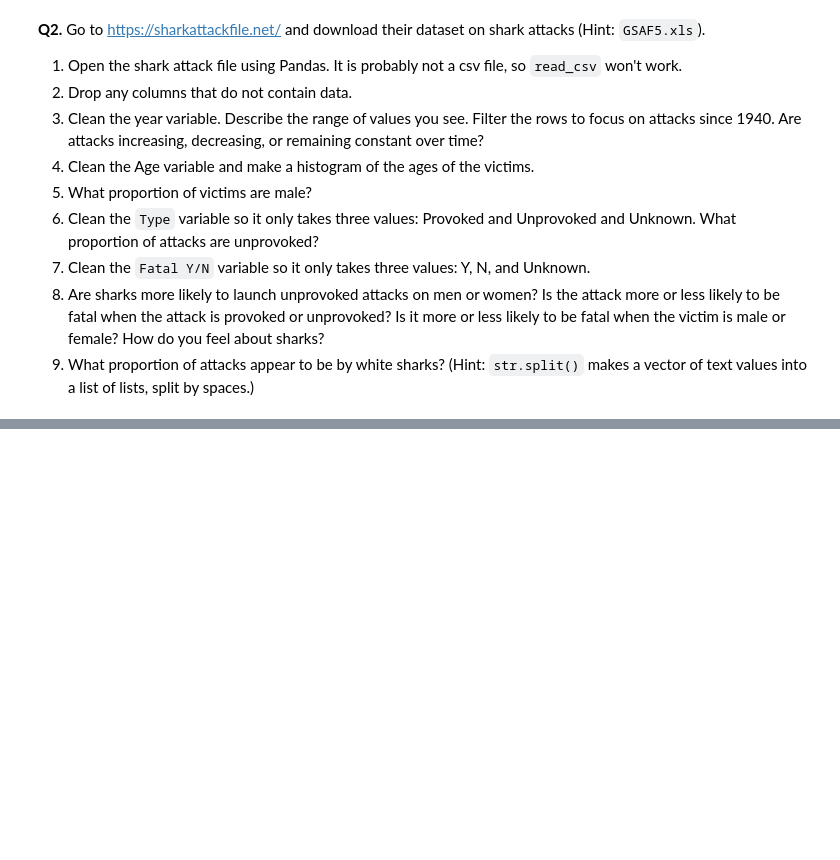
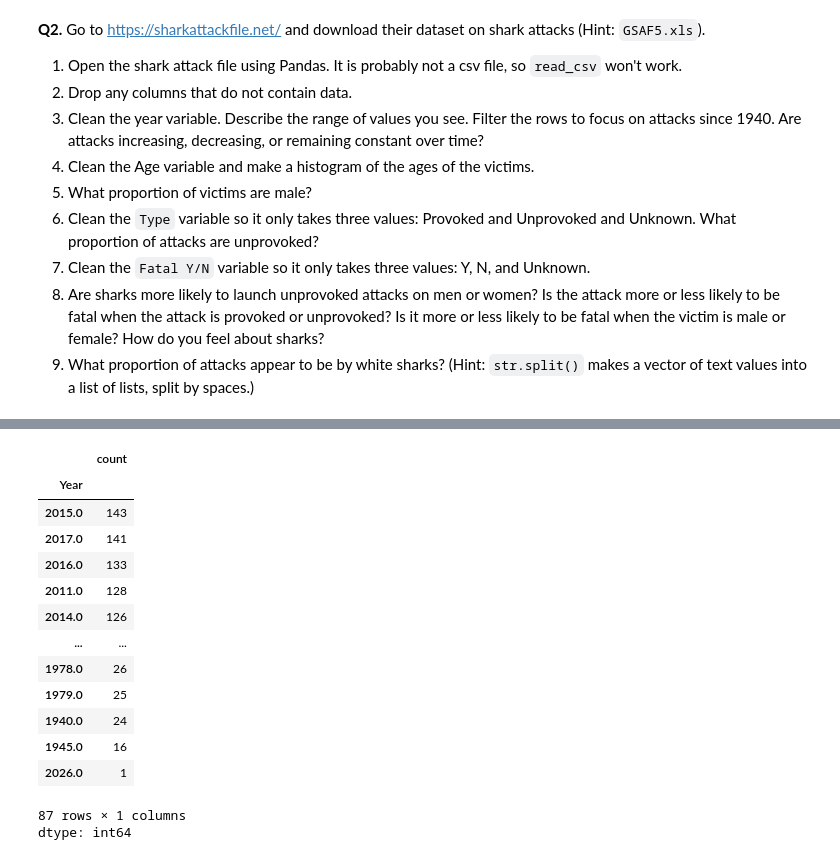
Before and after one commit to ap-vp/wrangling_assignment, a Jupyter notebook: Patnaik_wrangling.ipynb, the cells around one changed output, grey strips where cells are left out. Cells and saved outputs as stored; diff of their text form; code cells hidden in the pictures; blank space fills up the shorter version.

```diff
--- a/Patnaik_wrangling.ipynb
+++ b/Patnaik_wrangling.ipynb
@@ -179,0 +197,27 @@ justice[['ImposedSentenceAllChargeInContactEvent',
+# %%
+
+#Q2P3
+shark['Year'] = pd.to_numeric(
+    shark['Year'], errors='coerce')
+shark['Year'].unique()
+#the range of values goes from 0-2026 with most values falling between 1500 and 2026
+
+shark1940 = shark[shark['Year'] >= 1940] #filtered to only have years 1940 and later
+shark1940sorterd = shark1940.sort_values(by='Year') #sort values by year to show progression
+shark1940sorterd['Year'].value_counts() #attacks are increasing over time
+# %% [output]
+|  | count |
+| Year |  |
+| 2015.0 | 143 |
+| 2017.0 | 141 |
+| 2016.0 | 133 |
+| 2011.0 | 128 |
+| 2014.0 | 126 |
+| ... | ... |
+| 1978.0 | 26 |
+| 1979.0 | 25 |
+| 1940.0 | 24 |
+| 1945.0 | 16 |
+| 2026.0 | 1 |
+87 rows × 1 columns
+dtype: int64
```
Also changed, not shown: parts of 8 cells of this notebook.
